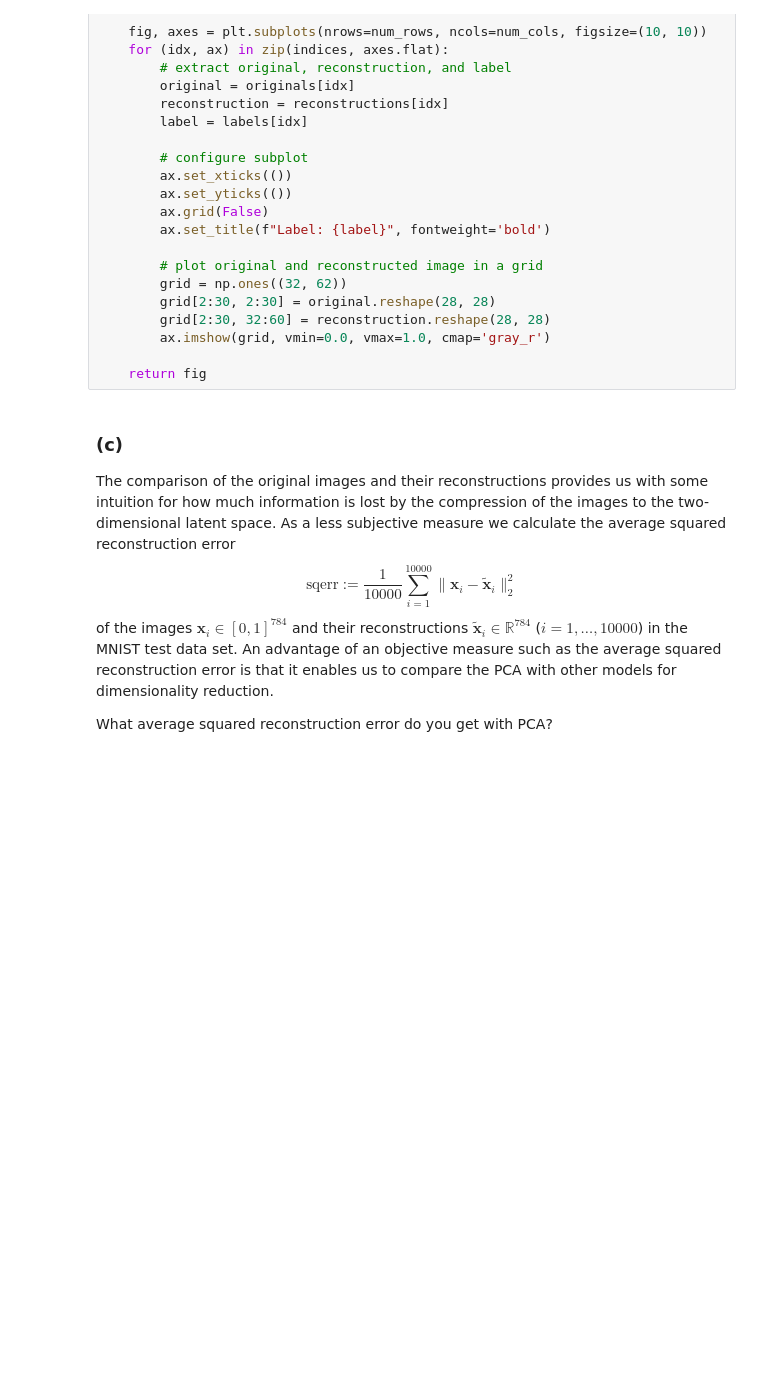
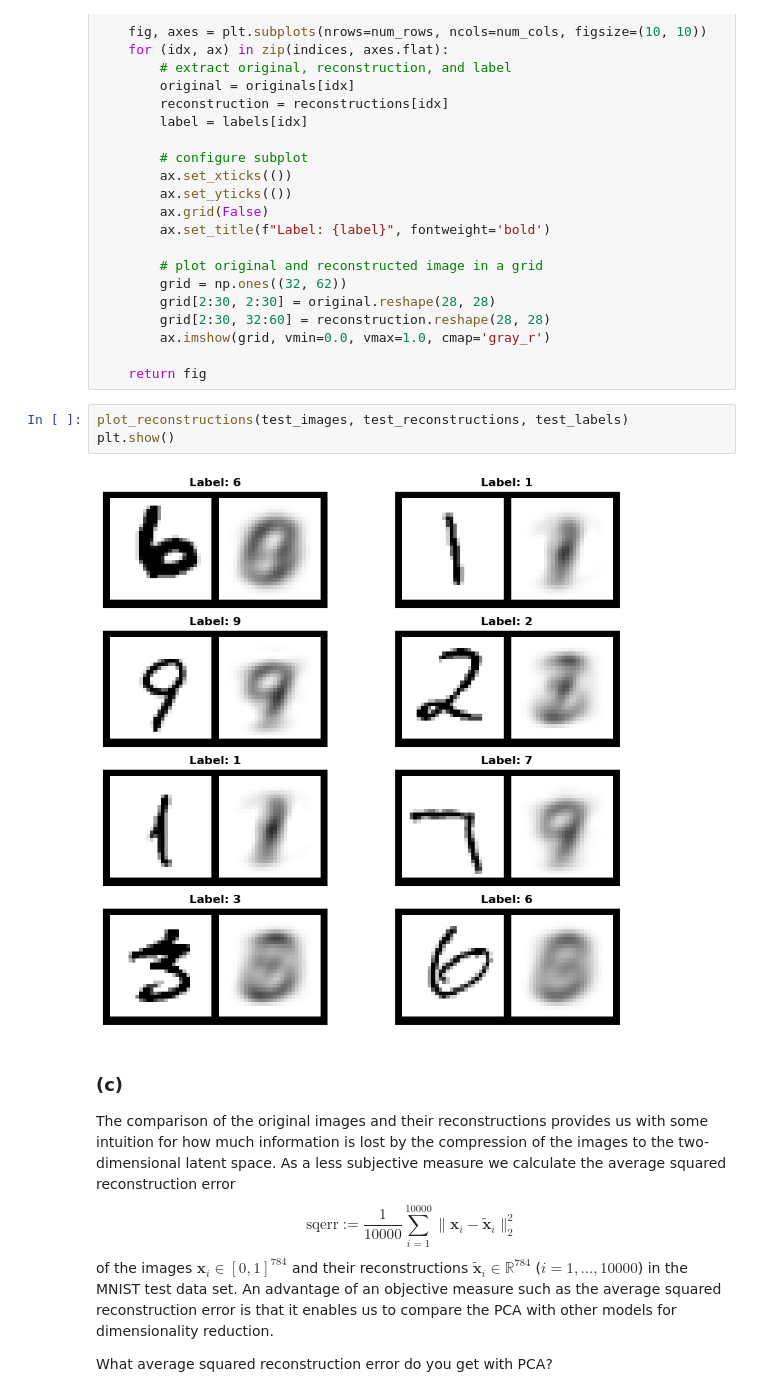
Before and after one commit to emiresenov/APML, a Jupyter notebook: Session11.ipynb, the cells around one changed output. Cells and saved outputs as stored; diff of their text form; blank space fills up the shorter version.

```diff
--- a/Session11.ipynb
+++ b/Session11.ipynb
@@ -202,6 +219,11 @@ def plot_reconstructions(originals, reconstructions, labels, num_rows=4, num_col
         ax.imshow(grid, vmin=0.0, vmax=1.0, cmap='gray_r')
 
     return fig
+# %%
+plot_reconstructions(test_images, test_reconstructions, test_labels)
+plt.show()
+# %% [output]
+[figure, added]
 # %% [markdown]
 ### (c)
 
```
Also changed, not shown: parts of 14 cells of this notebook.
